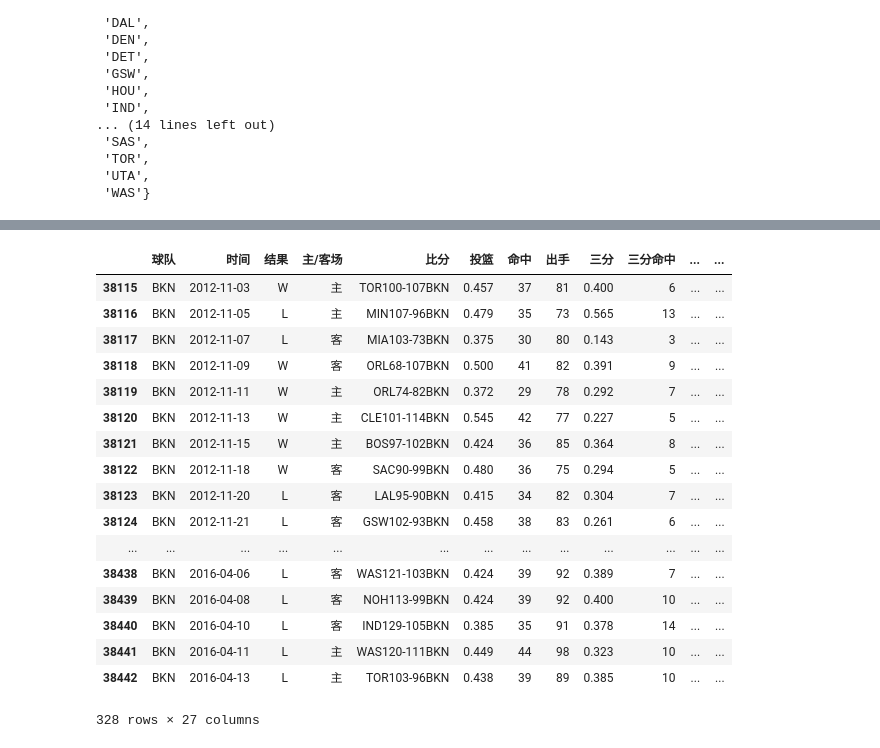
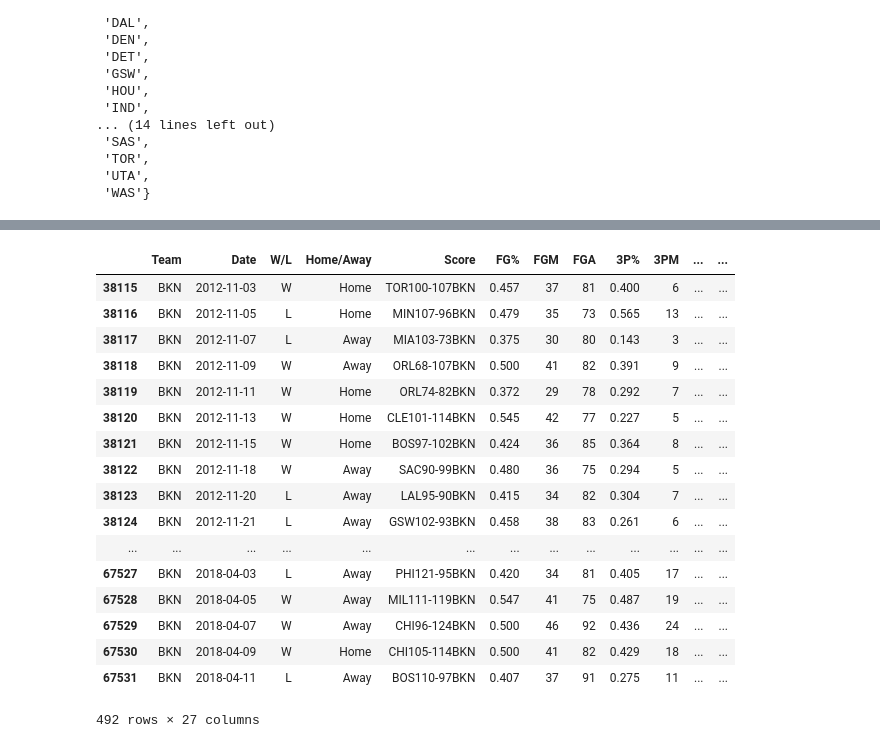
Before and after one commit to Coslate/DataMining_Final, a Jupyter notebook: NBA_Data_PreProcess_PlaySeason.ipynb, the cells around one changed output, grey strips where cells are left out. Cells and saved outputs as stored; diff of their text form; code cells hidden in the pictures.

```diff
--- a/NBA_Data_PreProcess_PlaySeason.ipynb
+++ b/NBA_Data_PreProcess_PlaySeason.ipynb
@@ -8,6 +8,6 @@ from sklearn.cluster import KMeans
 from pylab import rcParams
 %matplotlib inline
 
-team = pd.read_csv("./NBA/team_season.csv")
-team.head(100)
+team = pd.read_excel("./NBA_revised/team_season_all.xlsx")
+team
 # %% [output]
@@ -66,5 +70,5 @@ team_df.head(len(team_df))
 # %%
-total_team = list(team['球队'])
+total_team = list(team['Team'])
 team_set = set().union(total_team)
 team_set
 # %% [output]
@@ -87,11 +91,11 @@ team_set
  'WAS'}
 # %%
 def TotalWin(team_name):
-    return len(team[(team.球队 == team_name) & (team.结果 == 'W')])
+    return len(team[(team.Team == team_name) & (team['W/L'] == 'W')])
 def TotalLose(team_name):
-    return len(team[(team.球队 == team_name) & (team.结果 == 'L')])
+    return len(team[(team.Team == team_name) & (team['W/L'] == 'L')])
 def TotalGame(team_name):
-    return len(team[(team.球队 == team_name)])
+    return len(team[(team.Team == team_name)])
 
 win_hash = {i: TotalWin(i) for i in team_set}
 lose_hash = {i: TotalLose(i) for i in team_set}
@@ -118,5 +122,5 @@ total_game_hash
 # %%
-l = list(team['球队'])
+l = list(team['Team'])
 l_win = [win_hash[x] for x in l]
 l_lose = [lose_hash[x] for x in l]
 l_total = [total_game_hash[x] for x in l]
@@ -126,6 +130,6 @@ team['Win_Game'] = l_win
 team['Lose_Game'] = l_lose
 team['Total_Game'] = l_total
 team['Win_Percentage'] = l_win_percent
-team_df = team.groupby('球队').mean()
+team_df = team.groupby('Team').mean()
 team_df.head(len(team_df))
 # %% [output]
@@ -150,23 +154,23 @@ team_df.head(len(team_df))
 30 rows × 22 columns
 # %%
-team[(team.球队 == 'BKN')]
+team[(team.Team == 'BKN')]
 # %% [output]
-|  | 球队 | 时间 | 结果 | 主/客场 | 比分 | 投篮 | 命中 | 出手 | 三分 | 三分命中 | ... | ... |
-| 38115 | BKN | 2012-11-03 | W | 主 | TOR100-107BKN | 0.457 | 37 | 81 | 0.400 | 6 | ... | ... |
-| 38116 | BKN | 2012-11-05 | L | 主 | MIN107-96BKN | 0.479 | 35 | 73 | 0.565 | 13 | ... | ... |
-| 38117 | BKN | 2012-11-07 | L | 客 | MIA103-73BKN | 0.375 | 30 | 80 | 0.143 | 3 | ... | ... |
-| 38118 | BKN | 2012-11-09 | W | 客 | ORL68-107BKN | 0.500 | 41 | 82 | 0.391 | 9 | ... | ... |
-| 38119 | BKN | 2012-11-11 | W | 主 | ORL74-82BKN | 0.372 | 29 | 78 | 0.292 | 7 | ... | ... |
-| 38120 | BKN | 2012-11-13 | W | 主 | CLE101-114BKN | 0.545 | 42 | 77 | 0.227 | 5 | ... | ... |
-| 38121 | BKN | 2012-11-15 | W | 主 | BOS97-102BKN | 0.424 | 36 | 85 | 0.364 | 8 | ... | ... |
-| 38122 | BKN | 2012-11-18 | W | 客 | SAC90-99BKN | 0.480 | 36 | 75 | 0.294 | 5 | ... | ... |
-| 38123 | BKN | 2012-11-20 | L | 客 | LAL95-90BKN | 0.415 | 34 | 82 | 0.304 | 7 | ... | ... |
-| 38124 | BKN | 2012-11-21 | L | 客 | GSW102-93BKN | 0.458 | 38 | 83 | 0.261 | 6 | ... | ... |
+|  | Team | Date | W/L | Home/Away | Score | FG% | FGM | FGA | 3P% | 3PM | ... | ... |
+| 38115 | BKN | 2012-11-03 | W | Home | TOR100-107BKN | 0.457 | 37 | 81 | 0.400 | 6 | ... | ... |
+| 38116 | BKN | 2012-11-05 | L | Home | MIN107-96BKN | 0.479 | 35 | 73 | 0.565 | 13 | ... | ... |
+| 38117 | BKN | 2012-11-07 | L | Away | MIA103-73BKN | 0.375 | 30 | 80 | 0.143 | 3 | ... | ... |
+| 38118 | BKN | 2012-11-09 | W | Away | ORL68-107BKN | 0.500 | 41 | 82 | 0.391 | 9 | ... | ... |
+| 38119 | BKN | 2012-11-11 | W | Home | ORL74-82BKN | 0.372 | 29 | 78 | 0.292 | 7 | ... | ... |
+| 38120 | BKN | 2012-11-13 | W | Home | CLE101-114BKN | 0.545 | 42 | 77 | 0.227 | 5 | ... | ... |
+| 38121 | BKN | 2012-11-15 | W | Home | BOS97-102BKN | 0.424 | 36 | 85 | 0.364 | 8 | ... | ... |
+| 38122 | BKN | 2012-11-18 | W | Away | SAC90-99BKN | 0.480 | 36 | 75 | 0.294 | 5 | ... | ... |
+| 38123 | BKN | 2012-11-20 | L | Away | LAL95-90BKN | 0.415 | 34 | 82 | 0.304 | 7 | ... | ... |
+| 38124 | BKN | 2012-11-21 | L | Away | GSW102-93BKN | 0.458 | 38 | 83 | 0.261 | 6 | ... | ... |
 | ... | ... | ... | ... | ... | ... | ... | ... | ... | ... | ... | ... | ... |
-| 38438 | BKN | 2016-04-06 | L | 客 | WAS121-103BKN | 0.424 | 39 | 92 | 0.389 | 7 | ... | ... |
-| 38439 | BKN | 2016-04-08 | L | 客 | NOH113-99BKN | 0.424 | 39 | 92 | 0.400 | 10 | ... | ... |
-| 38440 | BKN | 2016-04-10 | L | 客 | IND129-105BKN | 0.385 | 35 | 91 | 0.378 | 14 | ... | ... |
-| 38441 | BKN | 2016-04-11 | L | 主 | WAS120-111BKN | 0.449 | 44 | 98 | 0.323 | 10 | ... | ... |
-| 38442 | BKN | 2016-04-13 | L | 主 | TOR103-96BKN | 0.438 | 39 | 89 | 0.385 | 10 | ... | ... |
+| 67527 | BKN | 2018-04-03 | L | Away | PHI121-95BKN | 0.420 | 34 | 81 | 0.405 | 17 | ... | ... |
+| 67528 | BKN | 2018-04-05 | W | Away | MIL111-119BKN | 0.547 | 41 | 75 | 0.487 | 19 | ... | ... |
+| 67529 | BKN | 2018-04-07 | W | Away | CHI96-124BKN | 0.500 | 46 | 92 | 0.436 | 24 | ... | ... |
+| 67530 | BKN | 2018-04-09 | W | Home | CHI105-114BKN | 0.500 | 41 | 82 | 0.429 | 18 | ... | ... |
+| 67531 | BKN | 2018-04-11 | L | Away | BOS110-97BKN | 0.407 | 37 | 91 | 0.275 | 11 | ... | ... |
-328 rows × 27 columns
+492 rows × 27 columns
 # %%
```
Also changed, not shown: parts of 8 cells of this notebook, 1 other file.
